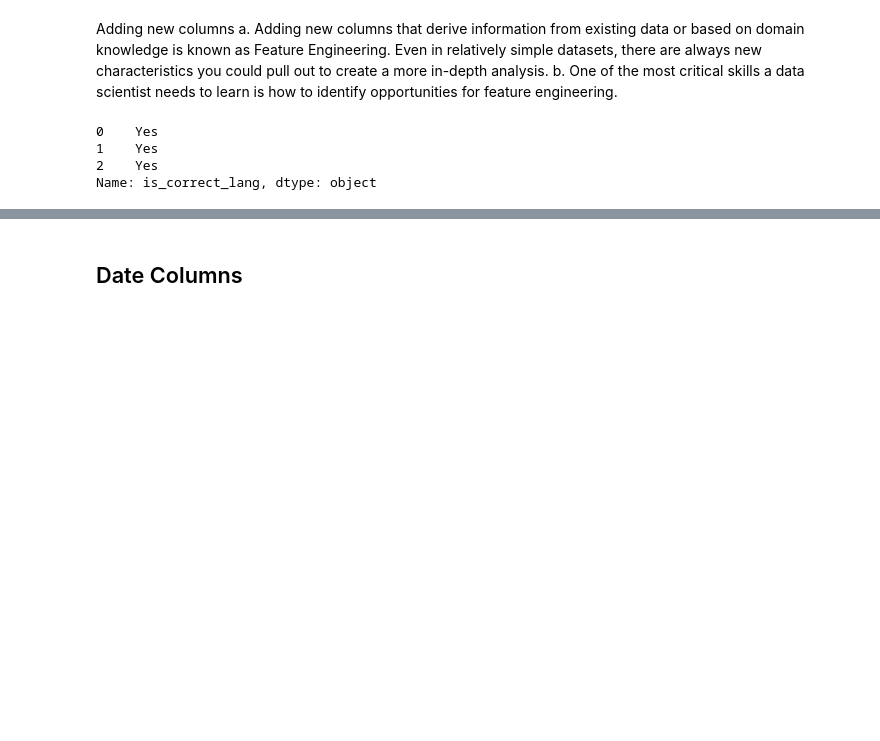
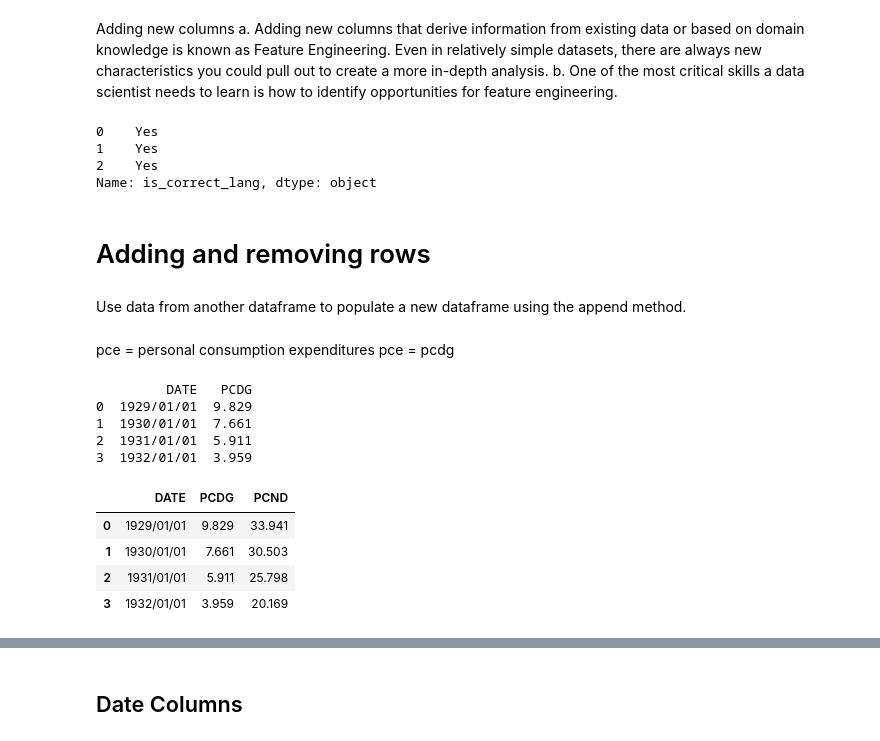
Before and after one commit to anita-owens/Data-with-Python, a Jupyter notebook: Cheat Sheet for Pandas Python.ipynb, the cells around one changed output, grey strips where cells are left out. Saved outputs shown, nothing was run; the diff lists cells and outputs as text; code cells hidden in the pictures; blank space fills up the shorter version.

```diff
--- a/Cheat Sheet for Pandas Python.ipynb
+++ b/Cheat Sheet for Pandas Python.ipynb
@@ -966,3 +1177,35 @@ print(marketing.is_correct_lang.head(3))
 1    Yes
 2    Yes
 Name: is_correct_lang, dtype: object
+# %% [markdown]
+# Adding and removing rows
+# %% [markdown]
+Use data from another dataframe to populate a new dataframe using the append method.
+# %% [markdown]
+pce = personal consumption expenditures
+pce = pcdg
+# %%
+# Create dict holding the data
+data = {'DATE': ['1929/01/01', '1930/01/01', '1931/01/01', '1932/01/01'],
+        'PCDG': [9.829, 7.661, 5.911, 3.959]
+        }
+
+# Create DataFrame from the data
+pce = pd.DataFrame(data=data)
+print(pce)
+# %% [output]
+         DATE   PCDG
+0  1929/01/01  9.829
+1  1930/01/01  7.661
+2  1931/01/01  5.911
+3  1932/01/01  3.959
+# %%
+#Add column
+pce['PCND'] = [33.941, 30.503, 25.798, 20.169]
+pce
+# %% [output]
+|  | DATE | PCDG | PCND |
+| 0 | 1929/01/01 | 9.829 | 33.941 |
+| 1 | 1930/01/01 | 7.661 | 30.503 |
+| 2 | 1931/01/01 | 5.911 | 25.798 |
+| 3 | 1932/01/01 | 3.959 | 20.169 |
```
Also changed, not shown: parts of 38 cells of this notebook.
